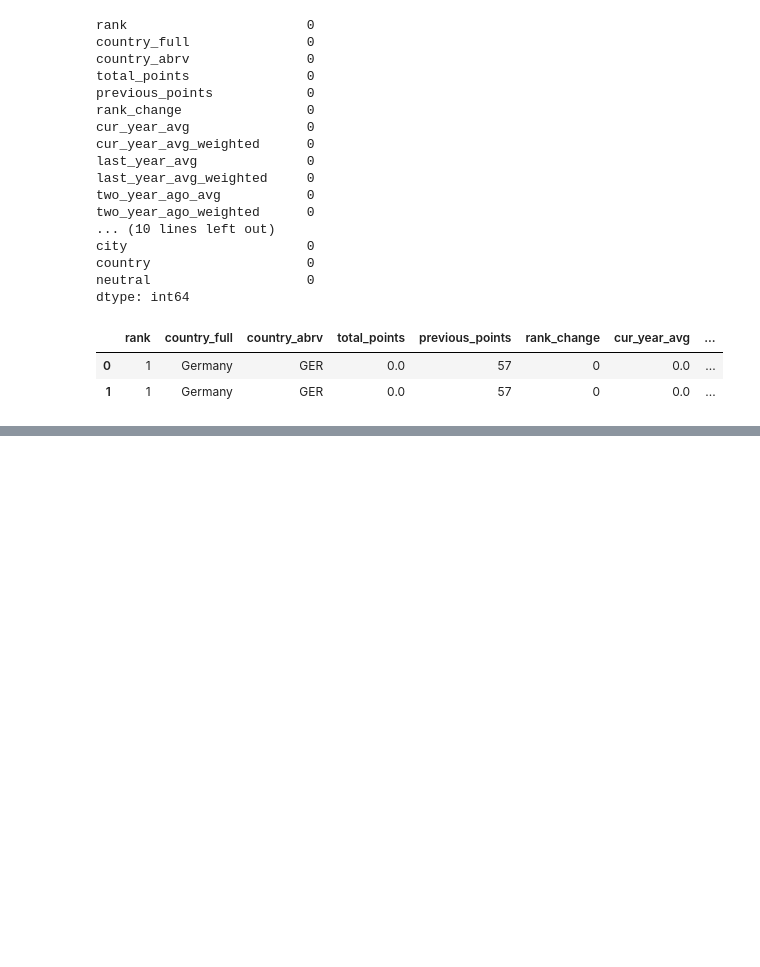
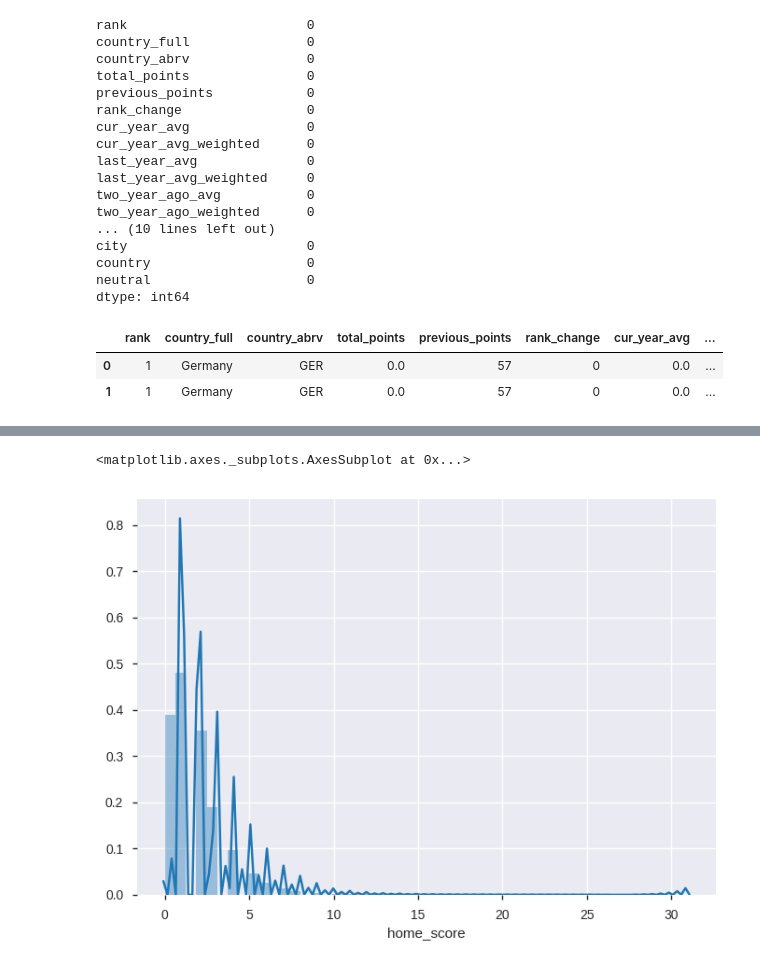
Before and after one commit to codybaraks/Mchezopesa-Ltd, a Jupyter notebook: Mchezopesa_Ltd.ipynb, the cells around one changed output, grey strips where cells are left out. Drawn from its saved outputs; the diff is of its cells as text; code cells hidden in the pictures; blank space fills up the shorter version.

```diff
--- a/Mchezopesa_Ltd.ipynb
+++ b/Mchezopesa_Ltd.ipynb
@@ -157,0 +236,7 @@ NameError: ignored
+# %%
+# Distribution plot
+# distplot
+sns.distplot(fifa_main['home_score'])
+# %% [output]
+<matplotlib.axes._subplots.AxesSubplot at 0x...>
+[figure, added]
```
Also changed, not shown: parts of 41 cells of this notebook.
